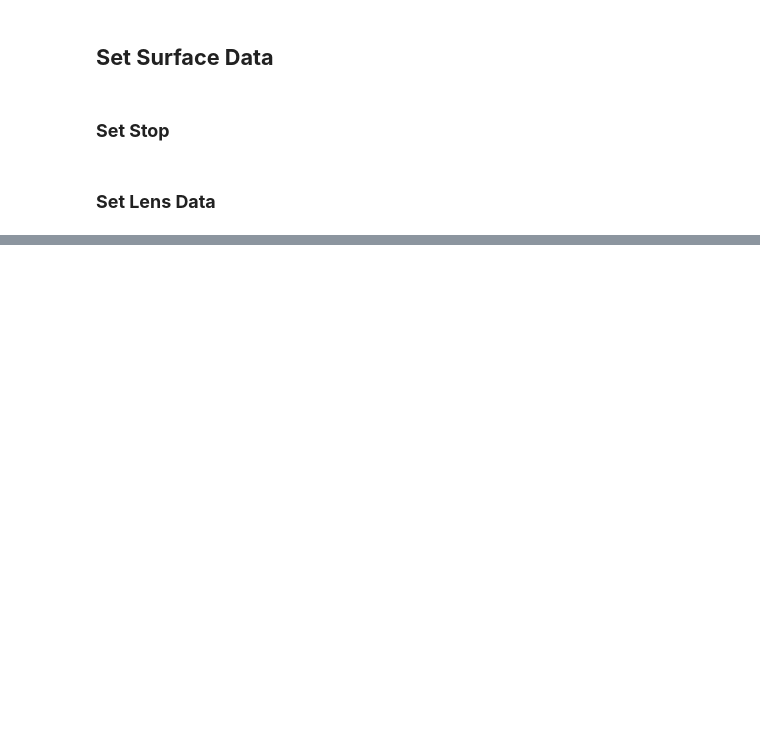
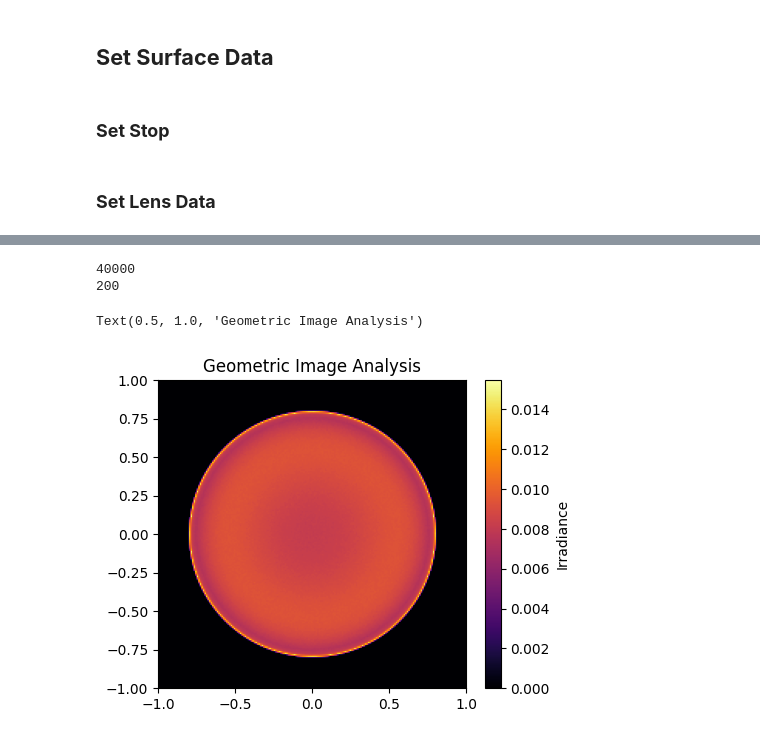
Before and after one commit to Xiong-Ziyi/Master-Thesis, a Jupyter notebook: Beam_shaper/ZOS_Galilean_Beam_Shaper.ipynb, the cells around one changed output, grey strips where cells are left out. Drawn from its saved outputs; the diff is of its cells as text; code cells hidden in the pictures; blank space fills up the shorter version.

```diff
--- a/Beam_shaper/ZOS_Galilean_Beam_Shaper.ipynb
+++ b/Beam_shaper/ZOS_Galilean_Beam_Shaper.ipynb
@@ -141,0 +233,5 @@ Surface[5].Thickness = 10
+# %%
+TheAna = TheSystem.Analyses
+num_analyses = TheAna.NumberOfAnalyses
+print(num_analyses)
+#help(TheAna)
@@ -141,0 +252,4 @@ Surface[5].Thickness = 10
+# %%
+GeoImgAna1 = TheAna.Get_AnalysisAtIndex(3)
+GeoImgAna1.GetAnalysisName
+#help(GeoImgAna)
@@ -141,0 +316,7 @@ Surface[5].Thickness = 10
+# %%
+GIA_Results1 = GeoImgAna1.GetResults()
+#help(GIA_Results)
+# %%
+print(GIA_Results1.NumberOfDataGrids)
+data1 = GIA_Results1.DataGrids[0]
+#help(data1)
@@ -141,0 +345,22 @@ Surface[5].Thickness = 10
+# %%
+print(data1.Values.Length)
+print(data1.Values.GetLength(0))
+# %% [output]
+40000
+200
+# %%
+# Convert .NET array to NumPy
+vals = zos.reshape(data1.Values, data1.Values.GetLength(0), data1.Values.GetLength(1))
+vals = np.asarray(vals, dtype=float)
+# Infer square grid (GIA defaults to 100×100)
+side = int(np.sqrt(vals.size))
+img = vals.reshape(side, side)
+
+# Show the 2D image
+plt.figure(figsize=(5, 4))
+plt.imshow(img, extent=[-1 , 1, -1, 1], origin="lower", cmap="inferno")
+plt.colorbar(label="Irradiance")
+plt.title("Geometric Image Analysis")
+# %% [output]
+Text(0.5, 1.0, 'Geometric Image Analysis')
+[figure, added]
```
Also changed, not shown: parts of 33 cells of this notebook, 32 other files.
